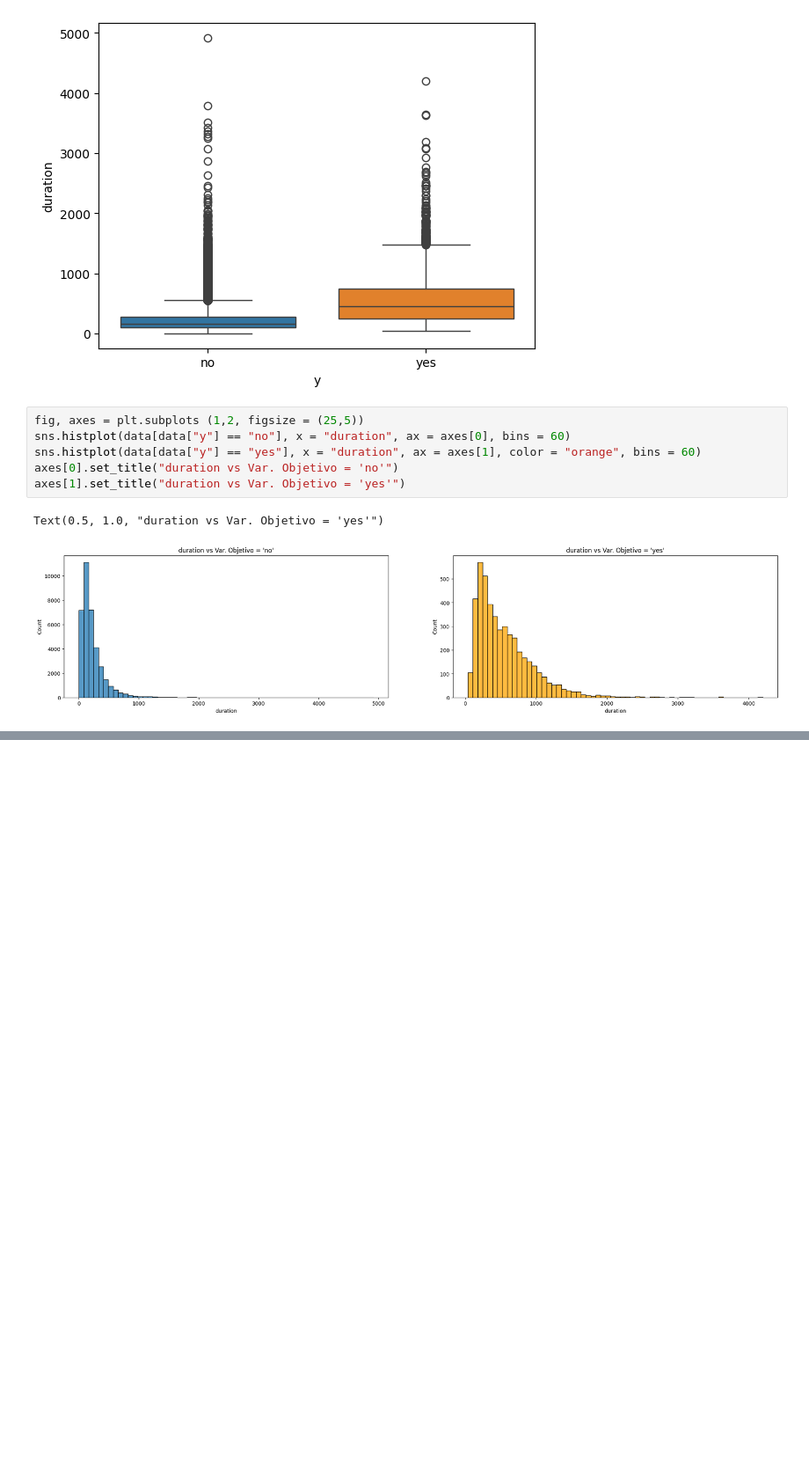
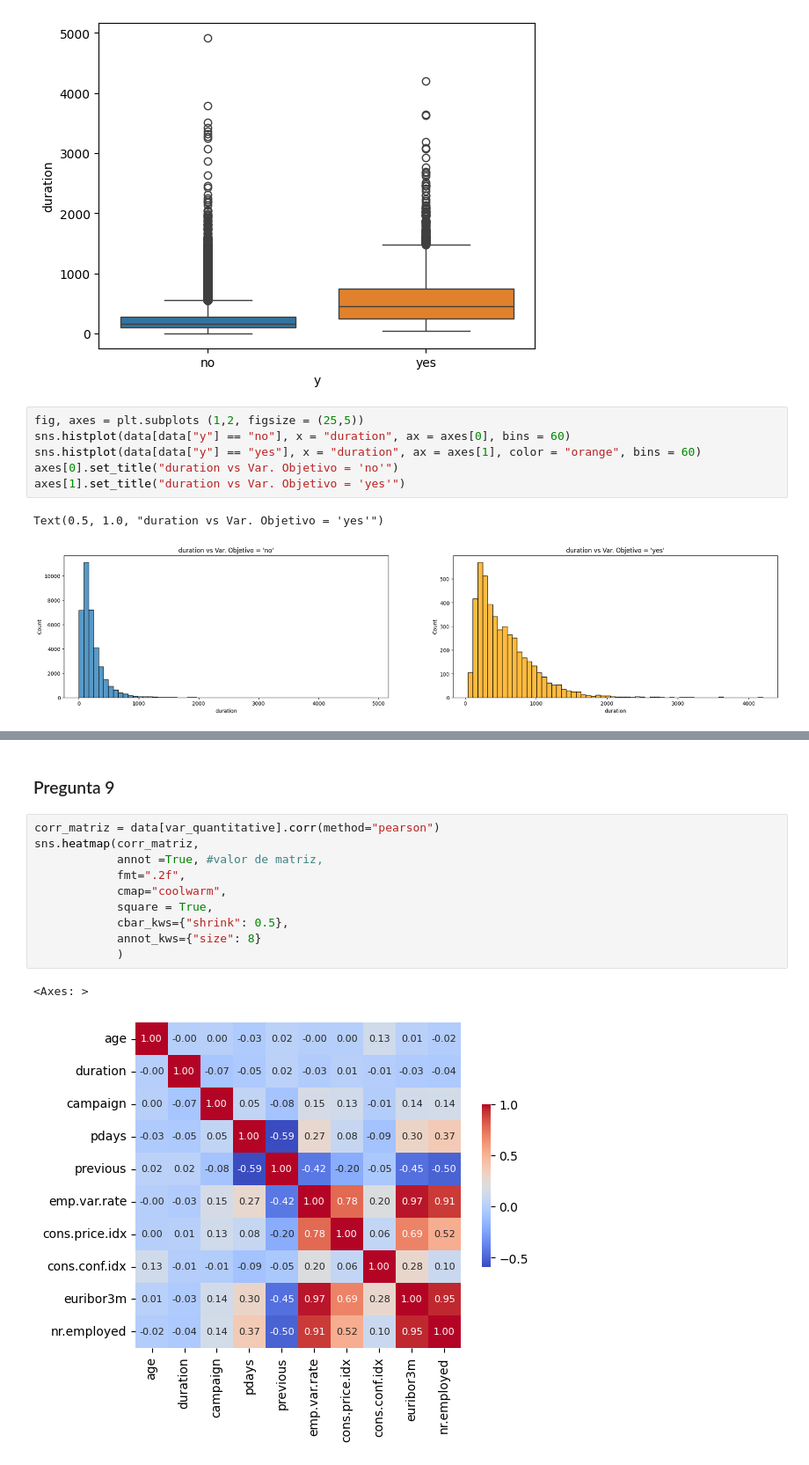
Before and after one commit to Hemersson7/Estadistica, a Jupyter notebook: Tarea1.ipynb, the cells around one changed output, grey strips where cells are left out. Shown at 88% size. Drawn from its saved outputs; the diff is of its cells as text; blank space fills up the shorter version.

```diff
--- a/Tarea1.ipynb
+++ b/Tarea1.ipynb
@@ -580,0 +590,15 @@ los patrones de tiempo invertido entre las llamadas que resultaron exitosas
+# %% [markdown]
+### Pregunta 9
+# %%
+corr_matriz = data[var_quantitative].corr(method="pearson")
+sns.heatmap(corr_matriz,
+            annot =True, #valor de matriz,
+            fmt=".2f",
+            cmap="coolwarm",
+            square = True,
+            cbar_kws={"shrink": 0.5},
+            annot_kws={"size": 8}
+            )
+# %% [output]
+<Axes: >
+[figure, added]
```
Also changed, not shown: parts of 5 cells of this notebook.
